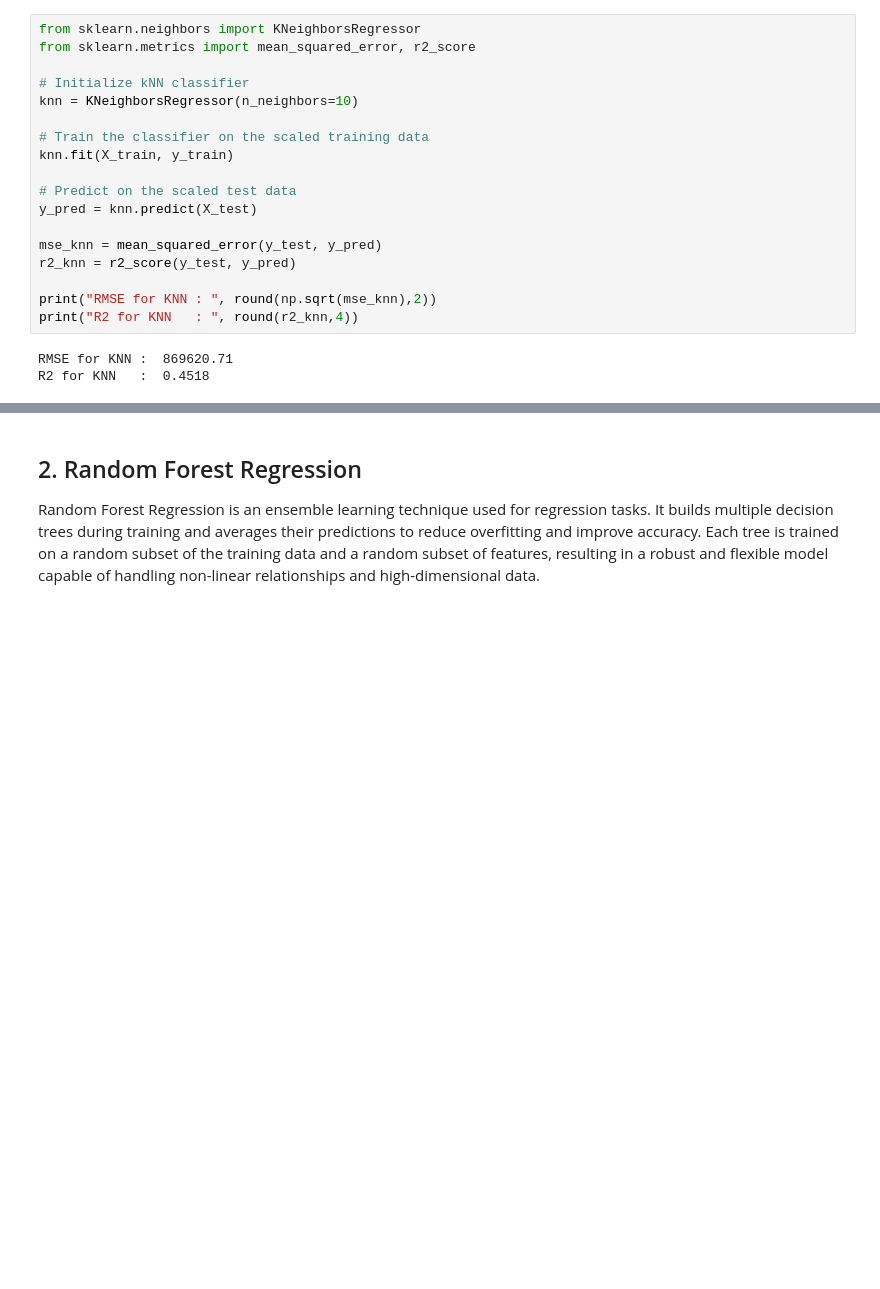
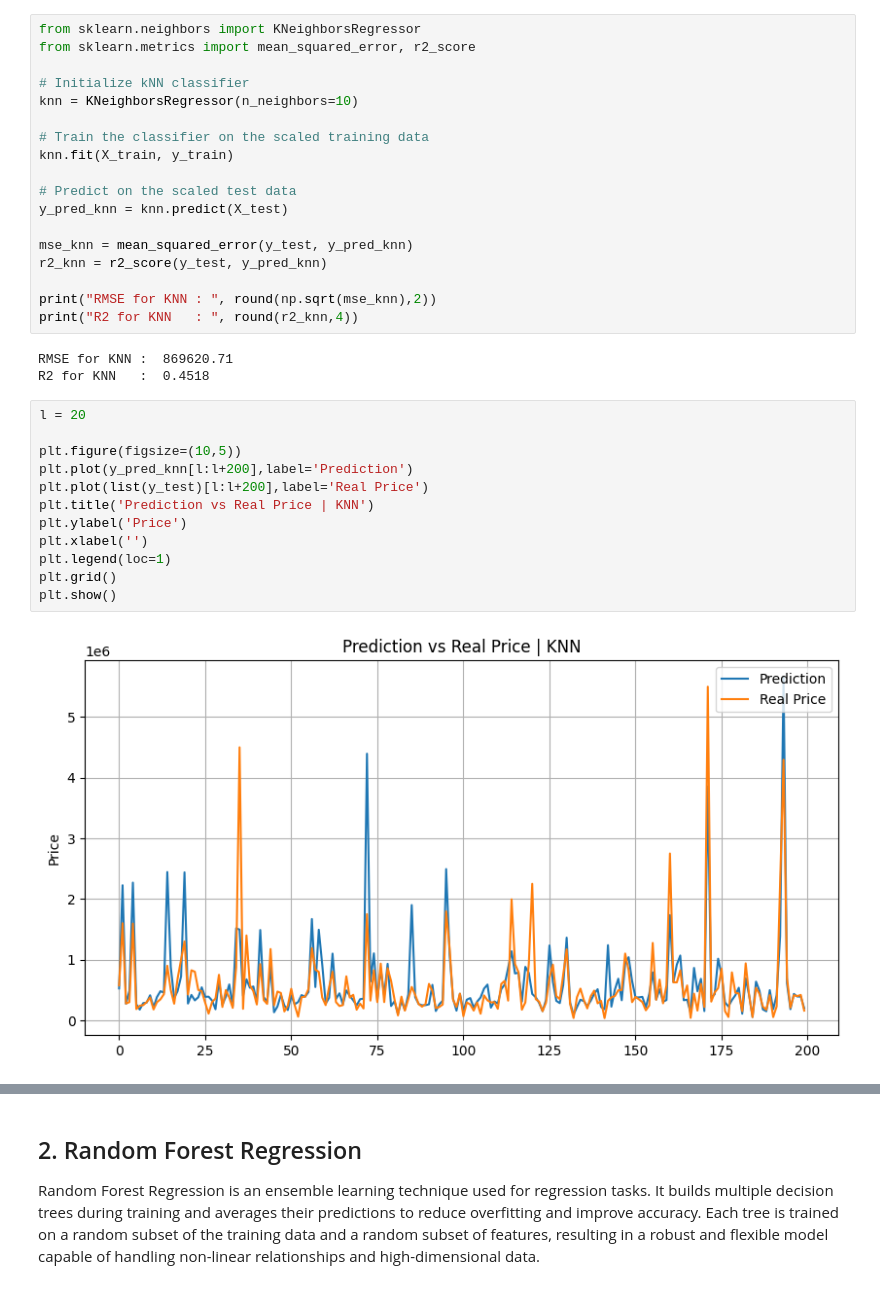
Before and after one commit to LarrySerratos/CienciaMatematicadeDatos, a Jupyter notebook: Diplomado-ModeloPredictivo.ipynb, the cells around one changed output, grey strips where cells are left out. Saved outputs shown, nothing was run; the diff lists cells and outputs as text; blank space fills up the shorter version.

```diff
--- a/Diplomado-ModeloPredictivo.ipynb
+++ b/Diplomado-ModeloPredictivo.ipynb
@@ -107,13 +107,27 @@ knn = KNeighborsRegressor(n_neighbors=10)
 knn.fit(X_train, y_train)
 
 # Predict on the scaled test data
-y_pred = knn.predict(X_test)
+y_pred_knn = knn.predict(X_test)
 
-mse_knn = mean_squared_error(y_test, y_pred)
-r2_knn = r2_score(y_test, y_pred)
+mse_knn = mean_squared_error(y_test, y_pred_knn)
+r2_knn = r2_score(y_test, y_pred_knn)
 
 print("RMSE for KNN : ", round(np.sqrt(mse_knn),2))
 print("R2 for KNN   : ", round(r2_knn,4))
 # %% [output]
 RMSE for KNN :  869620.71
 R2 for KNN   :  0.4518
+# %%
+l = 20
+
+plt.figure(figsize=(10,5))
+plt.plot(y_pred_knn[l:l+200],label='Prediction')
+plt.plot(list(y_test)[l:l+200],label='Real Price')
+plt.title('Prediction vs Real Price | KNN')
+plt.ylabel('Price')
+plt.xlabel('')
+plt.legend(loc=1)
+plt.grid()
+plt.show()
+# %% [output]
+[figure, added]
```
Also changed, not shown: parts of 13 cells of this notebook.
